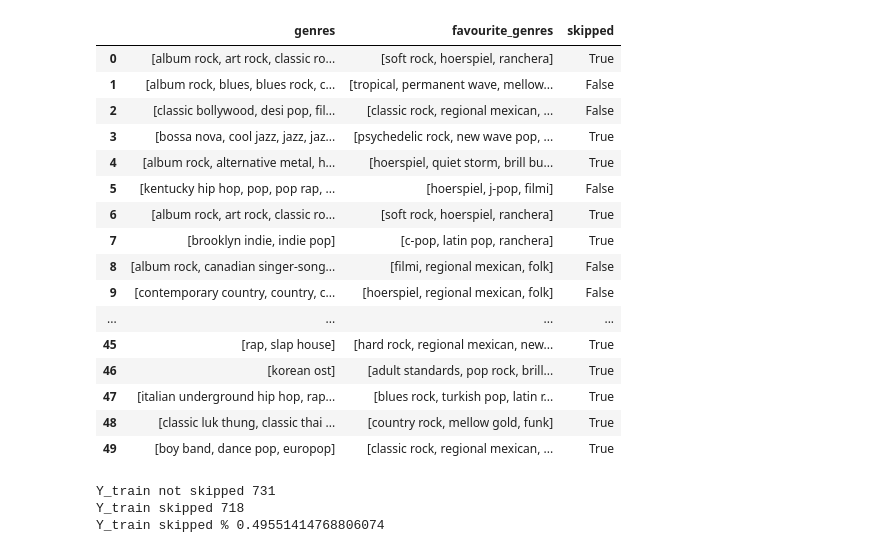
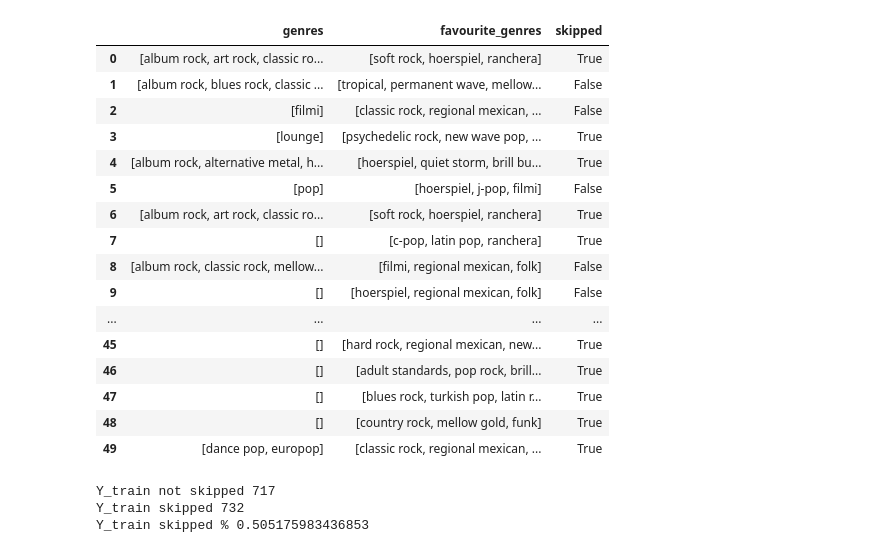
Before and after one commit to BartlomiejRasztabiga/IUM, a Jupyter notebook: notebooks/model2.ipynb, the cells around one changed output. Drawn from its saved outputs; the diff is of its cells as text; code cells hidden in the pictures.

```diff
--- a/notebooks/model2.ipynb
+++ b/notebooks/model2.ipynb
@@ -50,8 +50,8 @@ common_genres = unique_favourite_genres.intersection(unique_genres)
 print("common genres", common_genres)
 
 # remove genres that are not in favourite_genres
-# data['genres'] = data['genres'].apply(
-#     lambda x: [genre for genre in x if genre in unique_favourite_genres])
+data['genres'] = data['genres'].apply(
+    lambda x: [genre for genre in x if genre in unique_favourite_genres])
 
 data.head()
 
@@ -104,22 +104,24 @@ not_skipped_data (6260, 30)
 def normalize(data):
   return (data - np.min(data)) / (np.max(data) - np.min(data))
 
-# Combine genres and favourite_genres
+# # Combine genres and favourite_genres
 all_genres = list(balanced_data['favourite_genres'] + balanced_data['genres'])
 
-# One-hot encode the genres
+# # One-hot encode the genres
 mlb = MultiLabelBinarizer()
 mlb.fit(all_genres)
 
-encoded_all_genres = mlb.fit_transform(all_genres)
+# encoded_all_genres = mlb.fit_transform(all_genres)
 
 # TODO moze trzeba inaczej enkodowac?
+#encoded_genres_with_favourite_genres = mlb.fit_transform(balanced_data['genres_with_favourite_genres'])
+# encoded_common_genres = mlb.fit_transform(balanced_data['common_genres'])
 
 # TODO enkodowac genres_with_favourite_genres naraz
 
 # Split encoded_genres into genres and favourite_genres
-encoded_favourite_genres = encoded_all_genres[:, :len(balanced_data['favourite_genres'][0])]
-encoded_genres = encoded_all_genres[:, len(balanced_data['favourite_genres'][0]):]
+# encoded_favourite_genres = encoded_all_genres[:, :len(balanced_data['favourite_genres'][0])]
+# encoded_genres = encoded_all_genres[:, len(balanced_data['favourite_genres'][0]):]
 
 encoded_favourite_genres = mlb.transform(balanced_data['favourite_genres'])
 encoded_genres = mlb.transform(balanced_data['genres'])
@@ -139,48 +141,48 @@ duration_ms_normalized = normalize(duration_ms_normalized)
 
 danceability_normalized = balanced_data['danceability'].values.reshape(-1, 1)
 danceability_normalized = normalize(danceability_normalized)
 
 energy_normalized = balanced_data['energy'].values.reshape(-1, 1)
 energy_normalized = normalize(energy_normalized)
 
 number_of_matching_genres_normalized = balanced_data['number_of_matching_genres'].values.reshape(-1, 1)
 number_of_matching_genres_normalized = normalize(number_of_matching_genres_normalized)
 
 hour_of_day_normalized = balanced_data['hour_of_day'].values.reshape(-1, 1)
 hour_of_day_normalized = normalize(hour_of_day_normalized)
 
 day_of_week_normalized = balanced_data['day_of_week'].values.reshape(-1, 1)
 day_of_week_normalized = normalize(day_of_week_normalized)
 
 premium_user_normalized = balanced_data['premium_user'].astype(int).values.reshape(-1, 1)
 premium_user_normalized = normalize(premium_user_normalized)
 
 # create data frame from data genres, data favourite_genres, encoded genres, encoded favourite_genres
 df = pd.DataFrame(
     data={
           'genres': balanced_data['genres'],
           'favourite_genres': balanced_data['favourite_genres'],
           'skipped': balanced_data['skipped']})
 
 df.head(50)
 # %% [output]
 |  | genres | favourite_genres | skipped |
 | 0 | [album rock, art rock, classic ro... | [soft rock, hoerspiel, ranchera] | True |
-| 1 | [album rock, blues, blues rock, c... | [tropical, permanent wave, mellow... | False |
-| 2 | [classic bollywood, desi pop, fil... | [classic rock, regional mexican, ... | False |
-| 3 | [bossa nova, cool jazz, jazz, jaz... | [psychedelic rock, new wave pop, ... | True |
+| 1 | [album rock, blues rock, classic ... | [tropical, permanent wave, mellow... | False |
+| 2 | [filmi] | [classic rock, regional mexican, ... | False |
+| 3 | [lounge] | [psychedelic rock, new wave pop, ... | True |
 | 4 | [album rock, alternative metal, h... | [hoerspiel, quiet storm, brill bu... | True |
-| 5 | [kentucky hip hop, pop, pop rap, ... | [hoerspiel, j-pop, filmi] | False |
+| 5 | [pop] | [hoerspiel, j-pop, filmi] | False |
 | 6 | [album rock, art rock, classic ro... | [soft rock, hoerspiel, ranchera] | True |
-| 7 | [brooklyn indie, indie pop] | [c-pop, latin pop, ranchera] | True |
-| 8 | [album rock, canadian singer-song... | [filmi, regional mexican, folk] | False |
-| 9 | [contemporary country, country, c... | [hoerspiel, regional mexican, folk] | False |
+| 7 | [] | [c-pop, latin pop, ranchera] | True |
+| 8 | [album rock, classic rock, mellow... | [filmi, regional mexican, folk] | False |
+| 9 | [] | [hoerspiel, regional mexican, folk] | False |
 | ... | ... | ... | ... |
-| 45 | [rap, slap house] | [hard rock, regional mexican, new... | True |
-| 46 | [korean ost] | [adult standards, pop rock, brill... | True |
-| 47 | [italian underground hip hop, rap... | [blues rock, turkish pop, latin r... | True |
-| 48 | [classic luk thung, classic thai ... | [country rock, mellow gold, funk] | True |
-| 49 | [boy band, dance pop, europop] | [classic rock, regional mexican, ... | True |
+| 45 | [] | [hard rock, regional mexican, new... | True |
+| 46 | [] | [adult standards, pop rock, brill... | True |
+| 47 | [] | [blues rock, turkish pop, latin r... | True |
+| 48 | [] | [country rock, mellow gold, funk] | True |
+| 49 | [dance pop, europop] | [classic rock, regional mexican, ... | True |
 # %%
 # rearrange X in such way, that it containts equal number of skipped=True and skipped=False
 # %%
@@ -212,7 +214,7 @@ df.head(50)
 
 
 # Concatenate the one-hot encoded columns
-X = np.concatenate([encoded_genres, encoded_favourite_genres, premium_user_normalized], axis=1)
+X = np.concatenate([encoded_genres, encoded_favourite_genres], axis=1)
 # X = np.concatenate([encoded_track_name], axis=1)
 # X = np.concatenate(
 #     [popularity_normalized, duration_ms_normalized, danceability_normalized, energy_normalized,
@@ -230,9 +232,9 @@ print("Y_train not skipped", np.count_nonzero(y_test == 0))
 print("Y_train skipped", np.count_nonzero(y_test == 1))
 print("Y_train skipped %", np.count_nonzero(y_test == 1) / len(y_test))
 # %% [output]
-Y_train not skipped 731
-Y_train skipped 718
-Y_train skipped % 0.49551414768806074
+Y_train not skipped 717
+Y_train skipped 732
+Y_train skipped % 0.505175983436853
 # %%
 def build_model(hp):
   model = Sequential()
```
Also changed, not shown: parts of 5 cells of this notebook, 2 other files.
